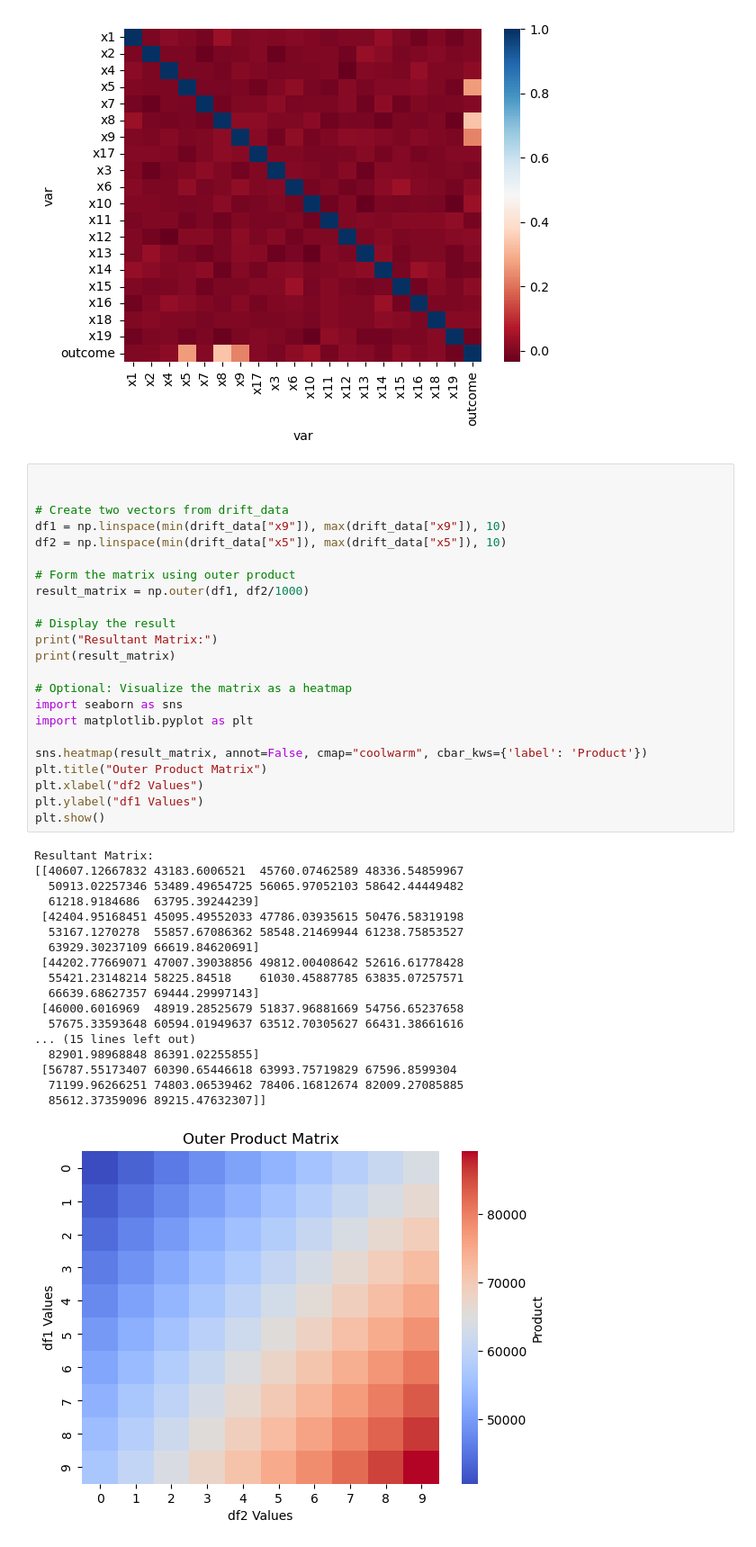
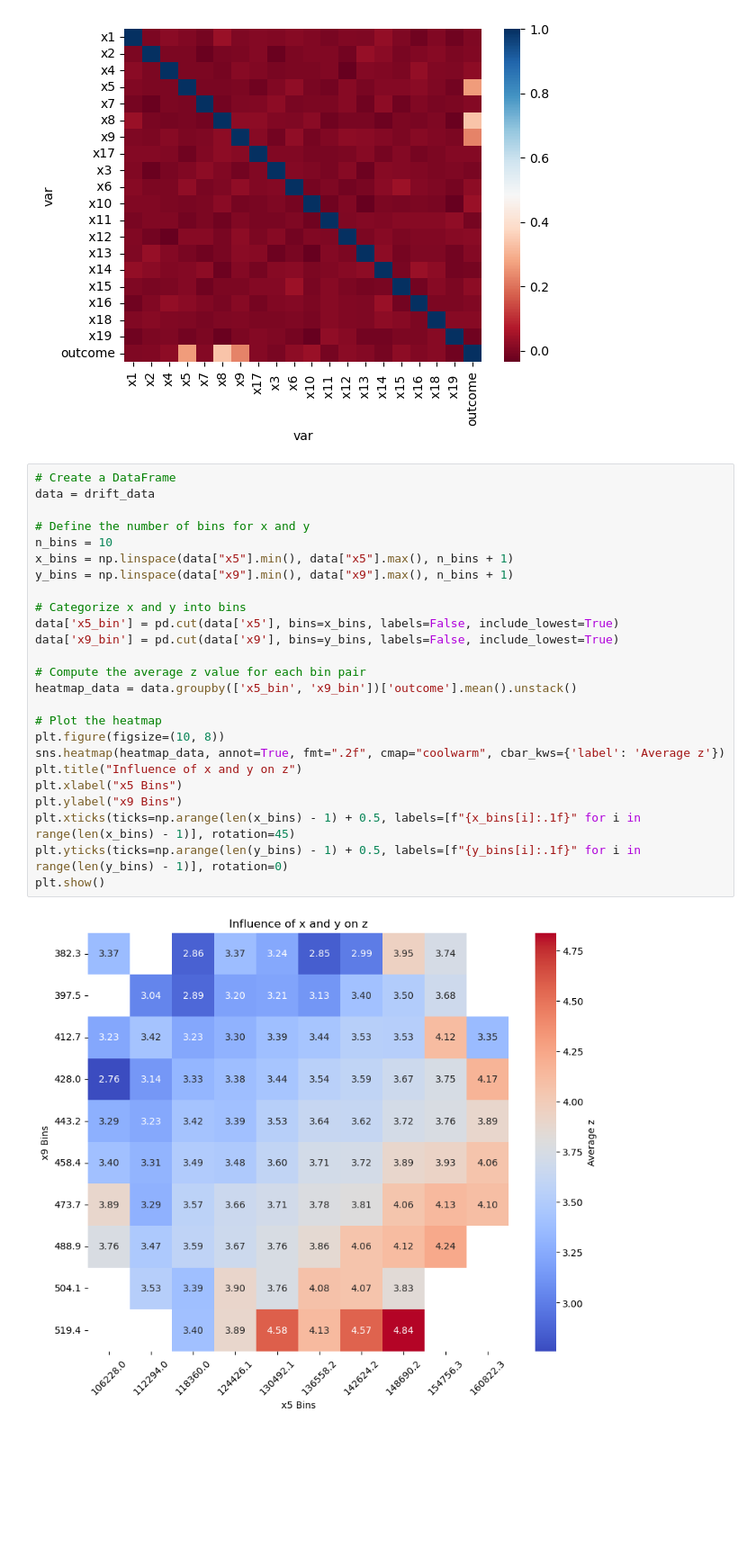
Before and after one commit to hritiksauw199/Nanomatter-Motionlab, a Jupyter notebook: data_generate_code.ipynb, the cells around one changed output. Shown at 90% size. Cells and saved outputs as stored; diff of their text form; blank space fills up the shorter version.

```diff
--- a/data_generate_code.ipynb
+++ b/data_generate_code.ipynb
@@ -170,45 +170,30 @@ sns.heatmap(corr,
 plt.show()
 # %% [output]
 [figure]
-# %%
-
-
-# Create two vectors from drift_data
-df1 = np.linspace(min(drift_data["x9"]), max(drift_data["x9"]), 10)
-df2 = np.linspace(min(drift_data["x5"]), max(drift_data["x5"]), 10)
-
-# Form the matrix using outer product
-result_matrix = np.outer(df1, df2/1000)
-
-# Display the result
-print("Resultant Matrix:")
-print(result_matrix)
-
-# Optional: Visualize the matrix as a heatmap
-import seaborn as sns
-import matplotlib.pyplot as plt
-
-sns.heatmap(result_matrix, annot=False, cmap="coolwarm", cbar_kws={'label': 'Product'})
-plt.title("Outer Product Matrix")
-plt.xlabel("df2 Values")
-plt.ylabel("df1 Values")
-plt.show()
-# %% [output]
-Resultant Matrix:
-[[40607.12667832 43183.6006521  45760.07462589 48336.54859967
-  50913.02257346 53489.49654725 56065.97052103 58642.44449482
-  61218.9184686  63795.39244239]
- [42404.95168451 45095.49552033 47786.03935615 50476.58319198
-  53167.1270278  55857.67086362 58548.21469944 61238.75853527
-  63929.30237109 66619.84620691]
- [44202.77669071 47007.39038856 49812.00408642 52616.61778428
-  55421.23148214 58225.84518    61030.45887785 63835.07257571
-  66639.68627357 69444.29997143]
- [46000.6016969  48919.28525679 51837.96881669 54756.65237658
-  57675.33593648 60594.01949637 63512.70305627 66431.38661616
-... (15 lines left out)
-  82901.98968848 86391.02255855]
- [56787.55173407 60390.65446618 63993.75719829 67596.8599304
-  71199.96266251 74803.06539462 78406.16812674 82009.27085885
-  85612.37359096 89215.47632307]]
-[figure, removed]
+# %%
+# Create a DataFrame
+data = drift_data
+
+# Define the number of bins for x and y
+n_bins = 10
+x_bins = np.linspace(data["x5"].min(), data["x5"].max(), n_bins + 1)
+y_bins = np.linspace(data["x9"].min(), data["x9"].max(), n_bins + 1)
+
+# Categorize x and y into bins
+data['x5_bin'] = pd.cut(data['x5'], bins=x_bins, labels=False, include_lowest=True)
+data['x9_bin'] = pd.cut(data['x9'], bins=y_bins, labels=False, include_lowest=True)
+
+# Compute the average z value for each bin pair
+heatmap_data = data.groupby(['x5_bin', 'x9_bin'])['outcome'].mean().unstack()
+
+# Plot the heatmap
+plt.figure(figsize=(10, 8))
+sns.heatmap(heatmap_data, annot=True, fmt=".2f", cmap="coolwarm", cbar_kws={'label': 'Average z'})
+plt.title("Influence of x and y on z")
+plt.xlabel("x5 Bins")
+plt.ylabel("x9 Bins")
+plt.xticks(ticks=np.arange(len(x_bins) - 1) + 0.5, labels=[f"{x_bins[i]:.1f}" for i in range(len(x_bins) - 1)], rotation=45)
+plt.yticks(ticks=np.arange(len(y_bins) - 1) + 0.5, labels=[f"{y_bins[i]:.1f}" for i in range(len(y_bins) - 1)], rotation=0)
+plt.show()
+# %% [output]
+[figure, added]
```
